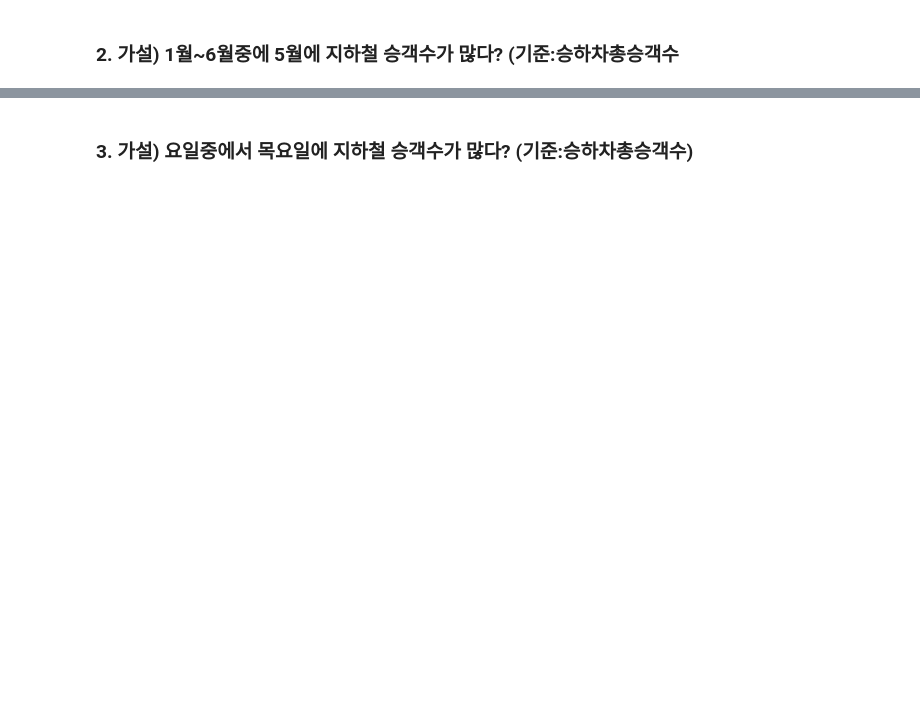
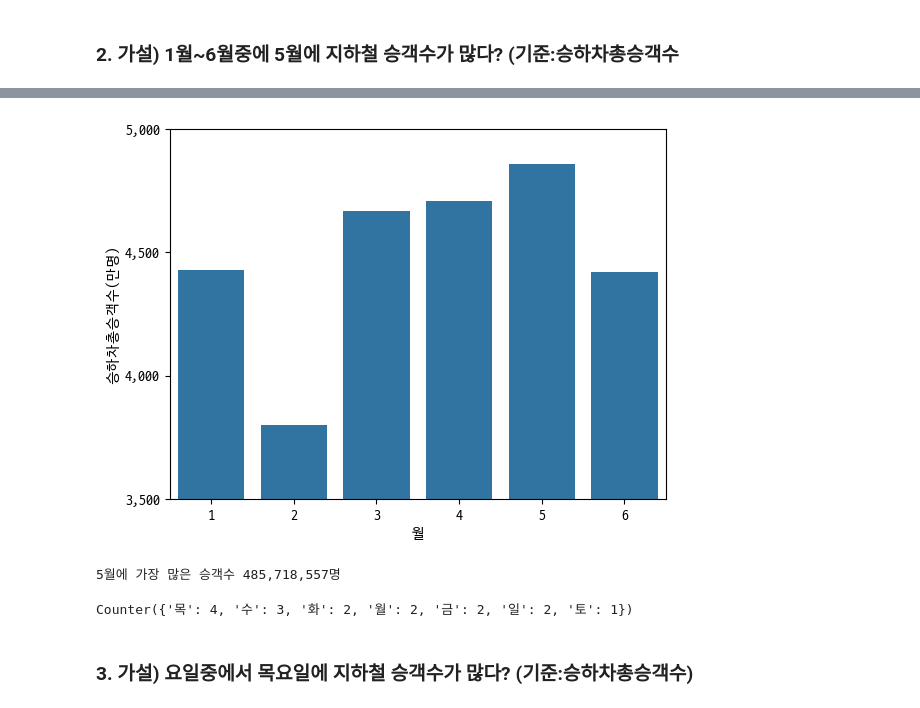
Before and after one commit to smu-202115064/Training-project-for-AI-X-Pioneers-Basic, a Jupyter notebook: 실습/김동주 - 지하철 이용승객 분석.ipynb, the cells around one changed output, grey strips where cells are left out. Saved outputs shown, nothing was run; the diff lists cells and outputs as text; code cells hidden in the pictures; blank space fills up the shorter version.

```diff
--- a/실습/김동주 - 지하철 이용승객 분석.ipynb
+++ b/실습/김동주 - 지하철 이용승객 분석.ipynb
@@ -171,0 +158,7 @@ df
+# %%
+df = df_subway_raw.groupby('월') \
+    .sum(numeric_only=True) \
+    .reset_index() \
+    .sort_values('승하차총승객수', ascending=False)
+
+df  # prints the dataframe
@@ -172,2 +173,44 @@ df
+# %%
+sns.barplot(data=df, x='월', y='승하차총승객수')
+plt.ylabel('승하차총승객수(만명)')
+plt.ylim(35e7, 50e7)
+plt.yticks([35e7, 40e7, 45e7, 50e7], ['3,500', '4,000', '4,500', '5,000'])
+plt.show()
+# %% [output]
+[figure, added]
+# %%
+row = df.iloc[0]
+print(f'{row['월']:.0f}월에 가장 많은 승객수 {row['승하차총승객수']:,.0f}명')
+# %% [output]
+5월에 가장 많은 승객수 485,718,557명
+# %%
+# 혹시 특정 월에 휴일이 몰려있는게 영향이 있을까?
+
+holidays = [
+    datetime.date(2019, 1, 1),  # 신정
+    datetime.date(2019, 2, 4),  # 설날(연휴)
+    datetime.date(2019, 2, 5),  # 설날
+    datetime.date(2019, 2, 6),  # 설날(연휴)
+    datetime.date(2019, 3, 1),  # 삼일절
+    datetime.date(2019, 5, 5),  # 어린이날
+    datetime.date(2019, 5, 6),  # (어린이날)대체휴일
+    datetime.date(2019, 5, 12),  # 부처님오신날
+    datetime.date(2019, 6, 6),  # 현충일
+    datetime.date(2019, 8, 15),  # 광복절
+    datetime.date(2019, 9, 12),  # 추석(연휴)
+    datetime.date(2019, 9, 13),  # 추석
+    datetime.date(2019, 9, 14),  # 추석(연휴)
+    datetime.date(2019, 10, 3),  # 개천절
+    datetime.date(2019, 10, 9),  # 한글날
+    datetime.date(2019, 12, 25),  # 크리스마스
+]
+
+holidays_per_dayofweek = collections.Counter()
+for holiday in holidays:
+    holidays_per_dayofweek['월화수목금토일'[holiday.weekday()]] += 1
+
+holidays_per_dayofweek
+# %% [output]
+Counter({'목': 4, '수': 3, '화': 2, '월': 2, '금': 2, '일': 2, '토': 1})
 # %% [markdown]
 ### 3. 가설) 요일중에서 목요일에 지하철 승객수가 많다? (기준:승하차총승객수)
```
Also changed, not shown: parts of 26 cells of this notebook.
